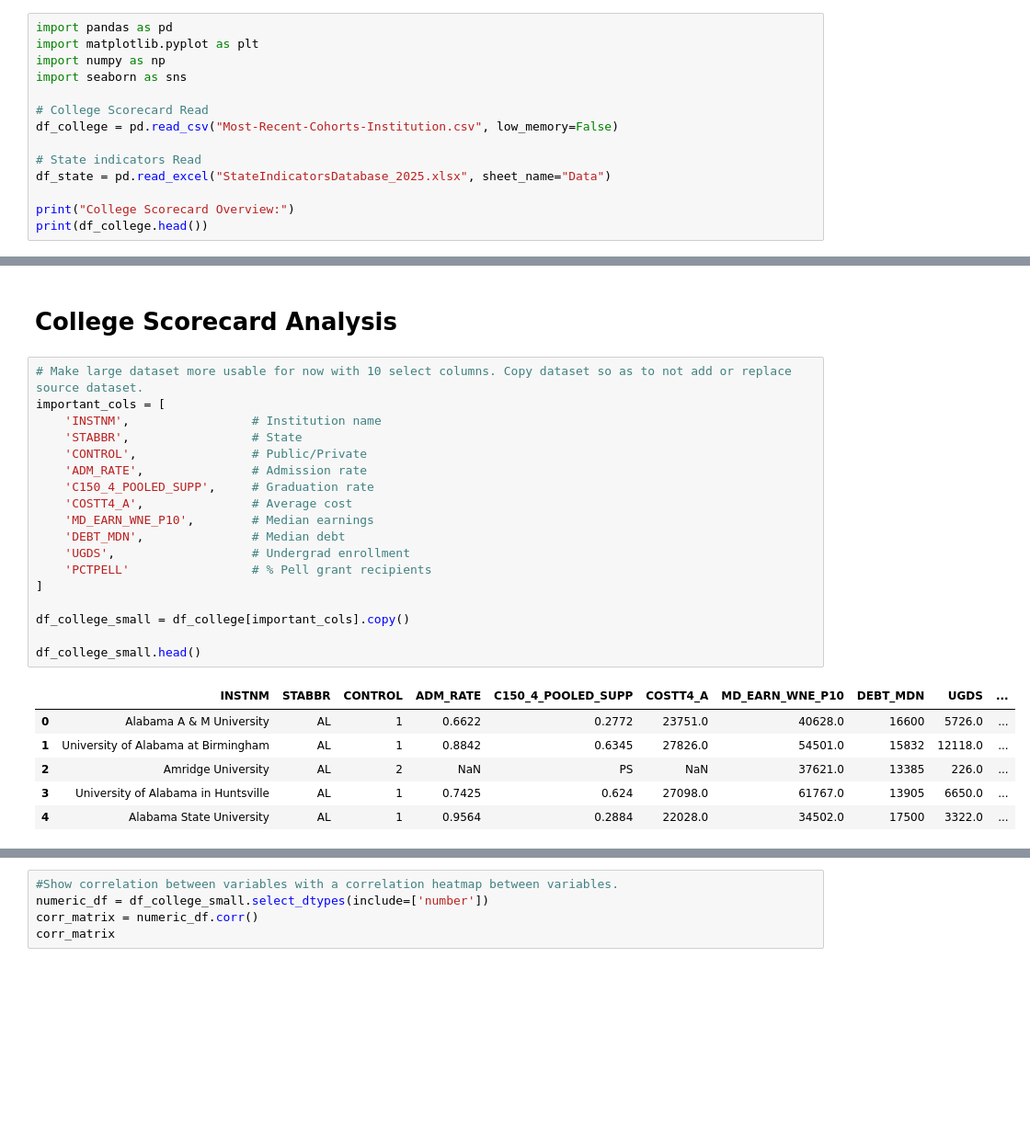
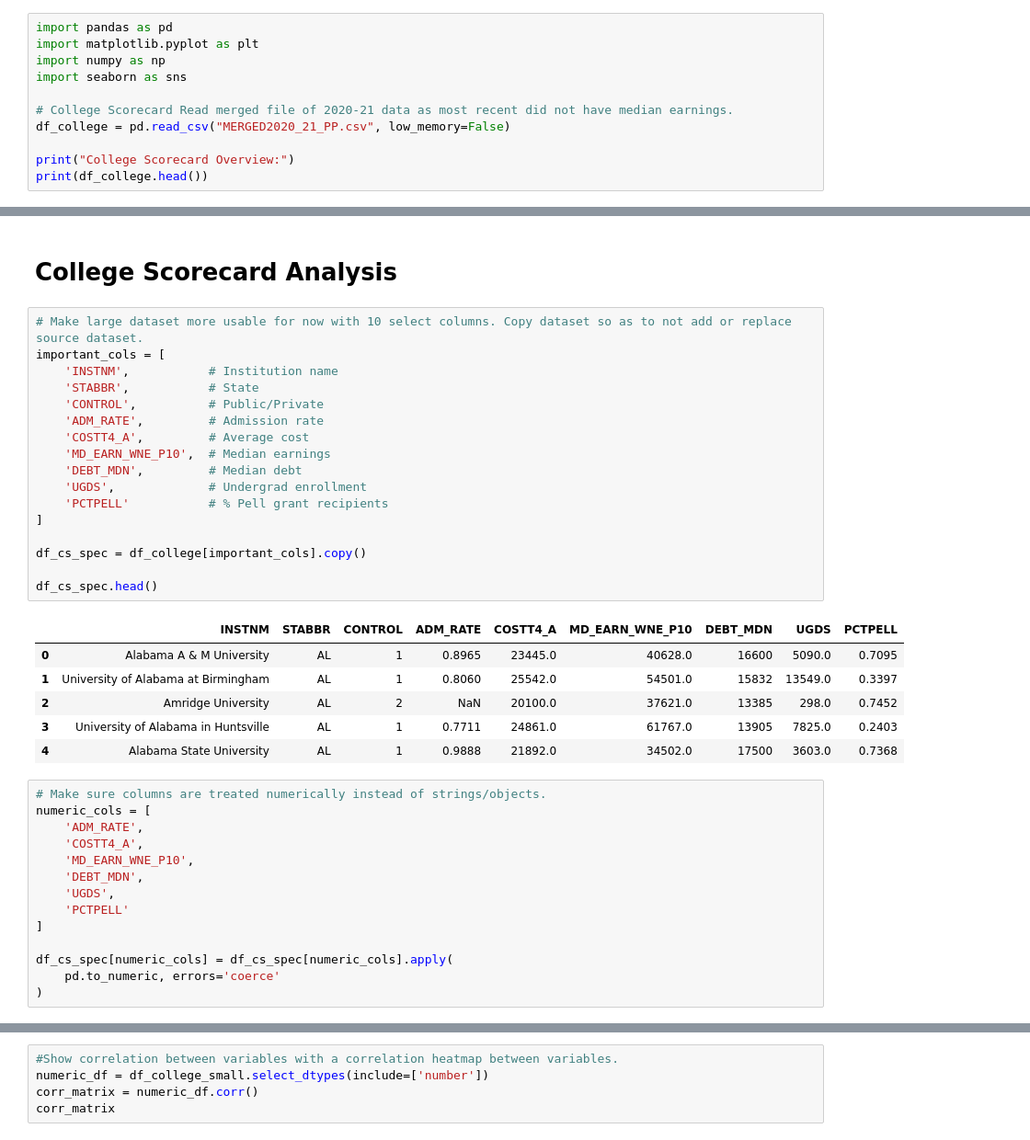
Before and after one commit to connermay/OMDS-ModB2-Week4-May-Conner, a Jupyter notebook: hw-portion-wk4.ipynb, the cells around one changed output, grey strips where cells are left out. Shown at 92% size. Cells and saved outputs as stored; diff of their text form; blank space fills up the shorter version.

```diff
--- a/hw-portion-wk4.ipynb
+++ b/hw-portion-wk4.ipynb
@@ -72,11 +74,8 @@ import matplotlib.pyplot as plt
 import numpy as np
 import seaborn as sns
 
-# College Scorecard Read
-df_college = pd.read_csv("Most-Recent-Cohorts-Institution.csv", low_memory=False)
-
-# State indicators Read
-df_state = pd.read_excel("StateIndicatorsDatabase_2025.xlsx", sheet_name="Data")
+# College Scorecard Read merged file of 2020-21 data as most recent did not have median earnings.
+df_college = pd.read_csv("MERGED2020_21_PP.csv", low_memory=False)
 
 print("College Scorecard Overview:")
 print(df_college.head())
@@ -124,26 +114,39 @@ State Indicators Overview:
 # %%
 # Make large dataset more usable for now with 10 select columns. Copy dataset so as to not add or replace source dataset.
 important_cols = [
-    'INSTNM',                 # Institution name
-    'STABBR',                 # State
-    'CONTROL',                # Public/Private
-    'ADM_RATE',               # Admission rate
-    'C150_4_POOLED_SUPP',     # Graduation rate
-    'COSTT4_A',               # Average cost
-    'MD_EARN_WNE_P10',        # Median earnings
-    'DEBT_MDN',               # Median debt
-    'UGDS',                   # Undergrad enrollment
-    'PCTPELL'                 # % Pell grant recipients
+    'INSTNM',           # Institution name
+    'STABBR',           # State
+    'CONTROL',          # Public/Private
+    'ADM_RATE',         # Admission rate
+    'COSTT4_A',         # Average cost
+    'MD_EARN_WNE_P10',  # Median earnings
+    'DEBT_MDN',         # Median debt
+    'UGDS',             # Undergrad enrollment
+    'PCTPELL'           # % Pell grant recipients
 ]
 
-df_college_small = df_college[important_cols].copy()
+df_cs_spec = df_college[important_cols].copy()
 
-df_college_small.head()
+df_cs_spec.head()
 # %% [output]
-|  | INSTNM | STABBR | CONTROL | ADM_RATE | C150_4_POOLED_SUPP | COSTT4_A | MD_EARN_WNE_P10 | DEBT_MDN | UGDS | ... |
-| 0 | Alabama A & M University | AL | 1 | 0.6622 | 0.2772 | 23751.0 | 40628.0 | 16600 | 5726.0 | ... |
-| 1 | University of Alabama at Birmingham | AL | 1 | 0.8842 | 0.6345 | 27826.0 | 54501.0 | 15832 | 12118.0 | ... |
-| 2 | Amridge University | AL | 2 | NaN | PS | NaN | 37621.0 | 13385 | 226.0 | ... |
-| 3 | University of Alabama in Huntsville | AL | 1 | 0.7425 | 0.624 | 27098.0 | 61767.0 | 13905 | 6650.0 | ... |
-| 4 | Alabama State University | AL | 1 | 0.9564 | 0.2884 | 22028.0 | 34502.0 | 17500 | 3322.0 | ... |
+|  | INSTNM | STABBR | CONTROL | ADM_RATE | COSTT4_A | MD_EARN_WNE_P10 | DEBT_MDN | UGDS | PCTPELL |
+| 0 | Alabama A & M University | AL | 1 | 0.8965 | 23445.0 | 40628.0 | 16600 | 5090.0 | 0.7095 |
+| 1 | University of Alabama at Birmingham | AL | 1 | 0.8060 | 25542.0 | 54501.0 | 15832 | 13549.0 | 0.3397 |
+| 2 | Amridge University | AL | 2 | NaN | 20100.0 | 37621.0 | 13385 | 298.0 | 0.7452 |
+| 3 | University of Alabama in Huntsville | AL | 1 | 0.7711 | 24861.0 | 61767.0 | 13905 | 7825.0 | 0.2403 |
+| 4 | Alabama State University | AL | 1 | 0.9888 | 21892.0 | 34502.0 | 17500 | 3603.0 | 0.7368 |
+# %%
+# Make sure columns are treated numerically instead of strings/objects.
+numeric_cols = [
+    'ADM_RATE',
+    'COSTT4_A',
+    'MD_EARN_WNE_P10',
+    'DEBT_MDN',
+    'UGDS',
+    'PCTPELL'
+]
+
+df_cs_spec[numeric_cols] = df_cs_spec[numeric_cols].apply(
+    pd.to_numeric, errors='coerce'
+)
 # %%
```
Also changed, not shown: parts of 25 cells of this notebook, 1 other file.
